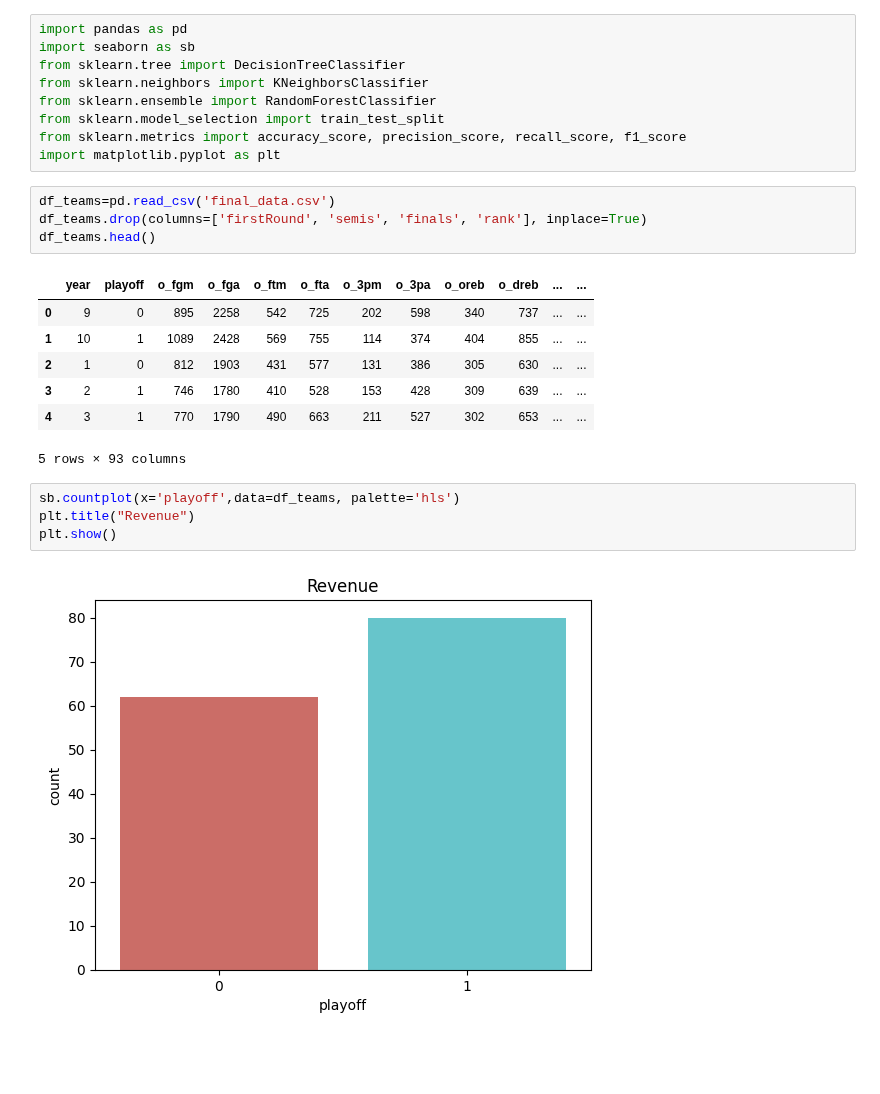
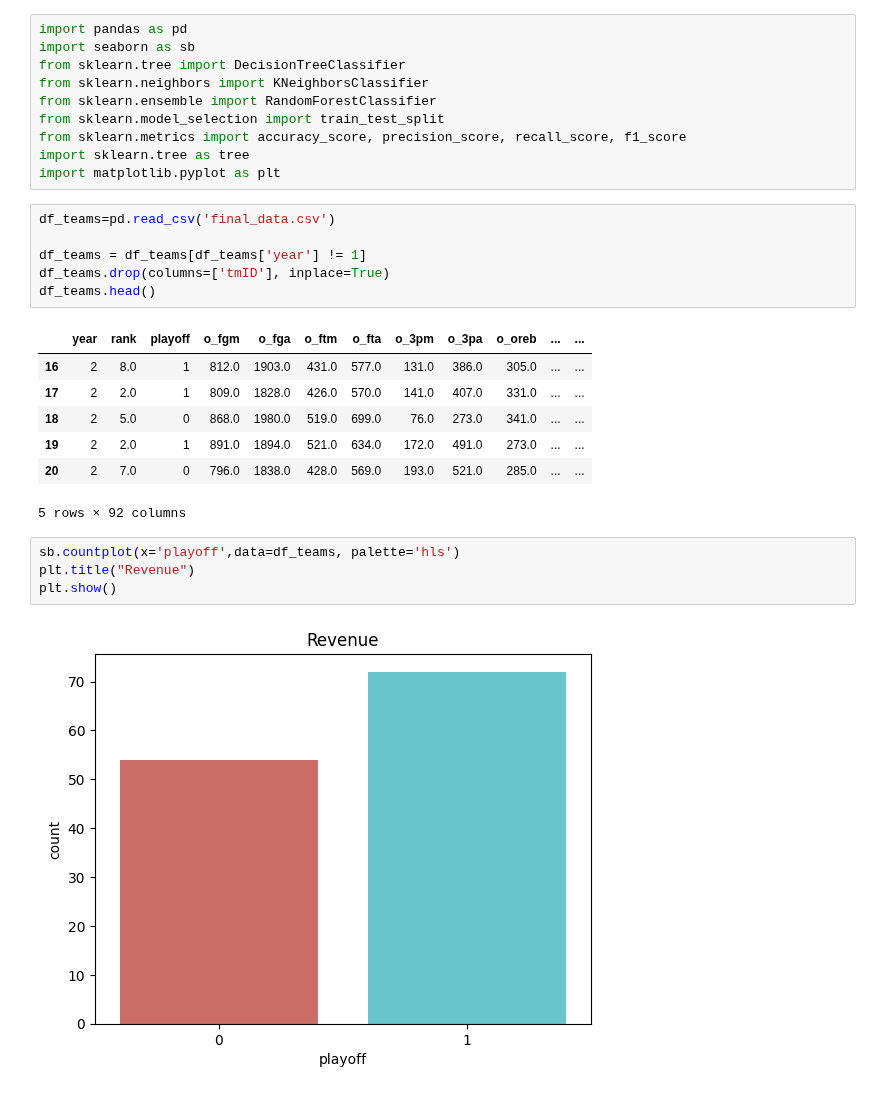
Before and after one commit to Joanaigs/Predict-WNBA-Winners-AC-66, a Jupyter notebook: training.ipynb, the cells around one changed output. Drawn from its saved outputs; the diff is of its cells as text; blank space fills up the shorter version.

```diff
--- a/training.ipynb
+++ b/training.ipynb
@@ -6,24 +6,27 @@ from sklearn.neighbors import KNeighborsClassifier
 from sklearn.ensemble import RandomForestClassifier
 from sklearn.model_selection import train_test_split
 from sklearn.metrics import accuracy_score, precision_score, recall_score, f1_score
+import sklearn.tree as tree
 import matplotlib.pyplot as plt
 # %%
 df_teams=pd.read_csv('final_data.csv')
-df_teams.drop(columns=['firstRound', 'semis', 'finals', 'rank'], inplace=True)
+
+df_teams = df_teams[df_teams['year'] != 1]
+df_teams.drop(columns=['tmID'], inplace=True)
 df_teams.head()
 # %% [output]
-|  | year | playoff | o_fgm | o_fga | o_ftm | o_fta | o_3pm | o_3pa | o_oreb | o_dreb | ... | ... |
-| 0 | 9 | 0 | 895 | 2258 | 542 | 725 | 202 | 598 | 340 | 737 | ... | ... |
-| 1 | 10 | 1 | 1089 | 2428 | 569 | 755 | 114 | 374 | 404 | 855 | ... | ... |
-| 2 | 1 | 0 | 812 | 1903 | 431 | 577 | 131 | 386 | 305 | 630 | ... | ... |
-| 3 | 2 | 1 | 746 | 1780 | 410 | 528 | 153 | 428 | 309 | 639 | ... | ... |
-| 4 | 3 | 1 | 770 | 1790 | 490 | 663 | 211 | 527 | 302 | 653 | ... | ... |
+|  | year | rank | playoff | o_fgm | o_fga | o_ftm | o_fta | o_3pm | o_3pa | o_oreb | ... | ... |
+| 16 | 2 | 8.0 | 1 | 812.0 | 1903.0 | 431.0 | 577.0 | 131.0 | 386.0 | 305.0 | ... | ... |
+| 17 | 2 | 2.0 | 1 | 809.0 | 1828.0 | 426.0 | 570.0 | 141.0 | 407.0 | 331.0 | ... | ... |
+| 18 | 2 | 5.0 | 0 | 868.0 | 1980.0 | 519.0 | 699.0 | 76.0 | 273.0 | 341.0 | ... | ... |
+| 19 | 2 | 2.0 | 1 | 891.0 | 1894.0 | 521.0 | 634.0 | 172.0 | 491.0 | 273.0 | ... | ... |
+| 20 | 2 | 7.0 | 0 | 796.0 | 1838.0 | 428.0 | 569.0 | 193.0 | 521.0 | 285.0 | ... | ... |
-5 rows × 93 columns
+5 rows × 92 columns
 # %%
 sb.countplot(x='playoff',data=df_teams, palette='hls')
 plt.title("Revenue")
 plt.show()
 # %% [output]
-[figure, old version]
+[figure, new version]
 # %%
 
```
Also changed, not shown: parts of 5 cells of this notebook, 10 other files.
